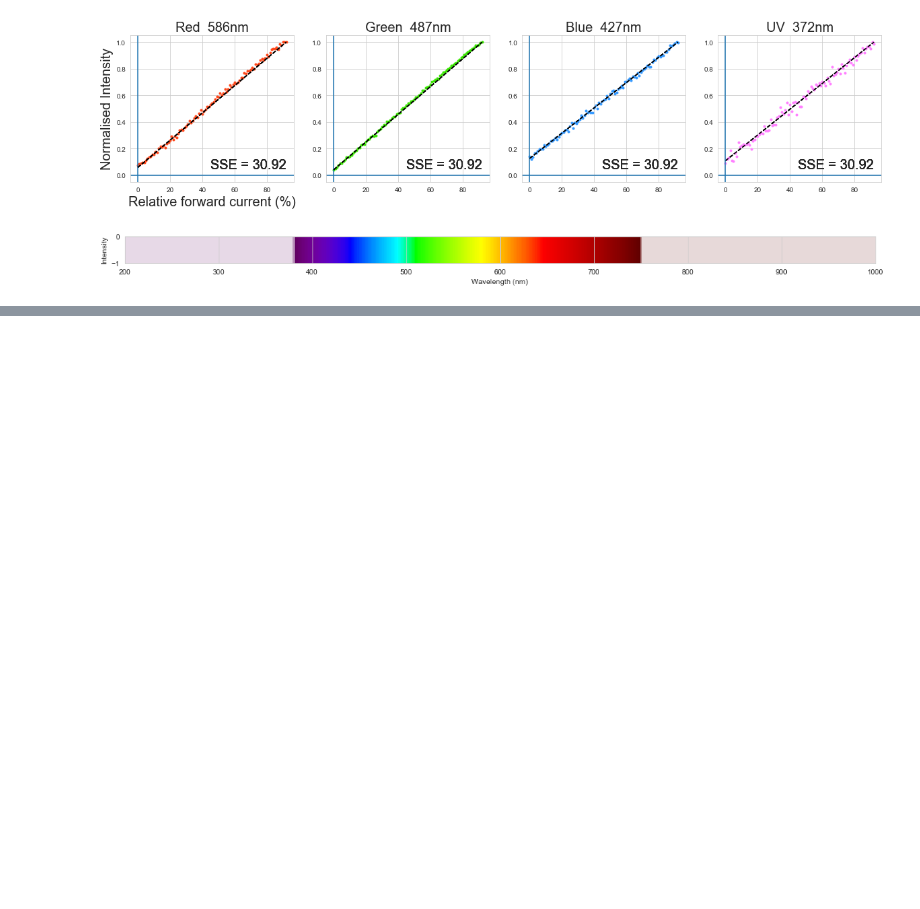
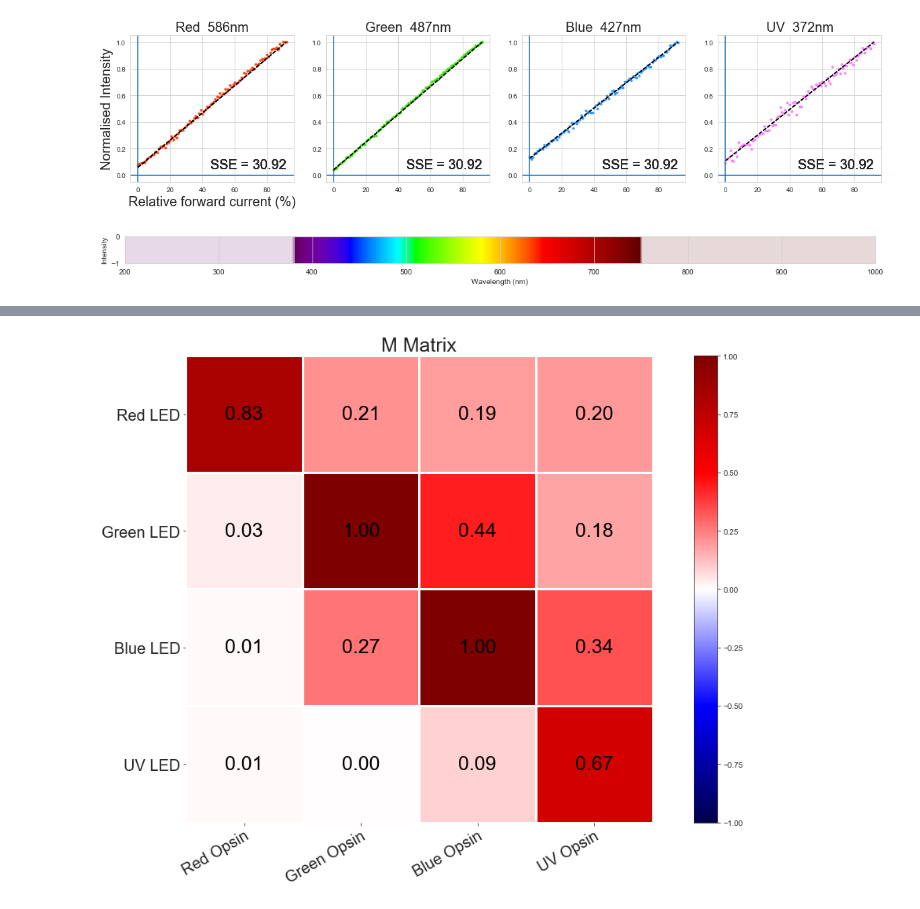
Before and after one commit to MaxZimmer/Multi-Chromatic-Stimulator, a Jupyter notebook: Spectrum Calibration/Measurement Analysis.ipynb, the cells around one changed output, grey strips where cells are left out. Cells and saved outputs as stored; diff of their text form; code cells hidden in the pictures; blank space fills up the shorter version.

```diff
--- a/Spectrum Calibration/Measurement Analysis.ipynb
+++ b/Spectrum Calibration/Measurement Analysis.ipynb
@@ -139,7 +149,7 @@ def linfunc_error(param,x,y):
     y_pred = linfunc(x,param)
     return np.sum((y-y_pred)**2)/y.shape[0]
 
-def norm (myarray):
+def norm_ours (myarray):
     myarray = myarray/np.nanmax(np.abs(myarray))
     return myarray
 
@@ -418,0 +712,26 @@ plt.savefig("Opsin-LED Spectra.png")
+# %%
+Cones = ["Red Opsin", "Green Opsin", "Blue Opsin", "UV Opsin"]
+LEDs = ["Red LED", "Green LED", "Blue LED","UV LED"]
+
+# We want to show all ticks...
+ax.set_xticks(np.arange(len(Cones)))
+ax.set_yticks(np.arange(len(LEDs)))
+# ... and label them with the respective list entries
+ax.set_xticklabels(Cones)
+ax.set_yticklabels(LEDs)
+
+# Rotate the tick labels and set their alignment.
+plt.setp(ax.get_xticklabels(), rotation=45, ha="left",rotation_mode="anchor")
+sns.set_style("white")
+
+fig, (ax1) = plt.subplots(1, 1, figsize=FigureSize)
+
+im, _ = heatmap(M_Matrix, LEDs, Cones, ax=ax1, cmap="seismic", vmax = vmx, vmin = vmn)
+annotate_heatmap(im, valfmt="{x:.2f}", size=FigureFontSize+5)
+
+ax1.set_title('M Matrix', fontsize = FigureTitleSize)
+
+fig.tight_layout()
+plt.savefig("M Matrix.png")
+# %% [output]
+[figure, added]
```
Also changed, not shown: parts of 11 cells of this notebook, 22 other files.
